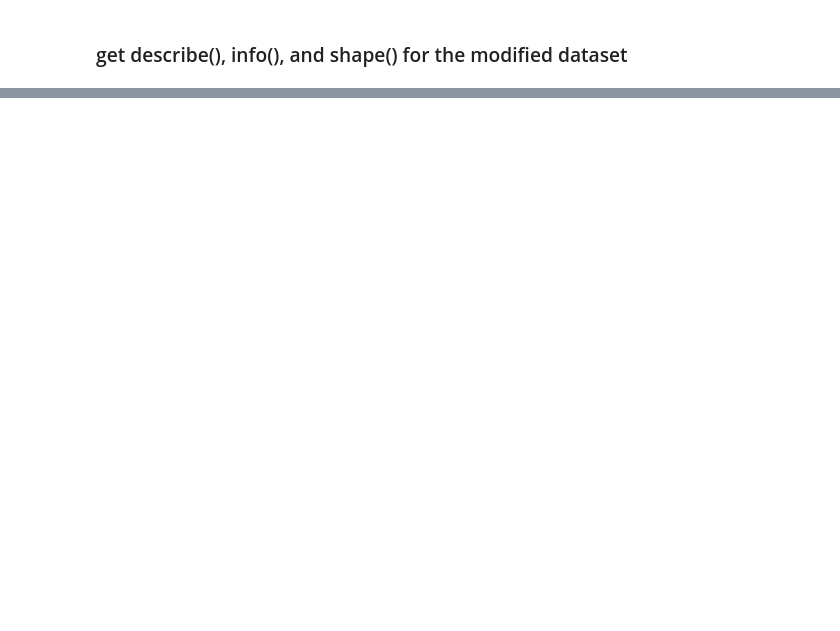
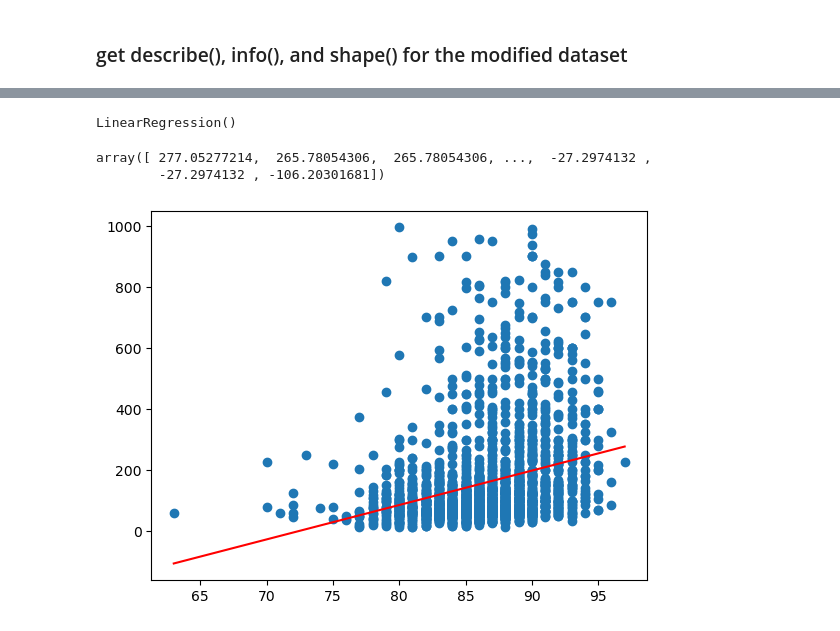
Before and after one commit to mcsadri/linear-regression, a Jupyter notebook: linear-regresssion.ipynb, the cells around one changed output, grey strips where cells are left out. Drawn from its saved outputs; the diff is of its cells as text; code cells hidden in the pictures; blank space fills up the shorter version.

Commit message:
Kaggle Notebook | Linear Regresssion | Version 11

```diff
--- a/linear-regresssion.ipynb
+++ b/linear-regresssion.ipynb
@@ -155,0 +156,24 @@ plt.show()
+# %%
+reviews = df_1000['review.point']
+reviews = reviews.values.reshape(-1, 1)
+prices = df_1000['price']
+
+model = LinearRegression().fit(reviews, prices)
+
+model
+# %% [output]
+LinearRegression()
+# %%
+prediction = model.predict(reviews)
+prediction
+# %% [output]
+array([ 277.05277214,  265.78054306,  265.78054306, ...,  -27.2974132 ,
+        -27.2974132 , -106.20301681])
+# %%
+plt.scatter(reviews, prices)
+plt.plot(reviews, prediction, color="red")
+# plt.xlim(0, 100)
+# plt.ylim(0, 1000)
+plt.show()
+# %% [output]
+[figure, added]
```
Also changed, not shown: parts of 5 cells of this notebook.
